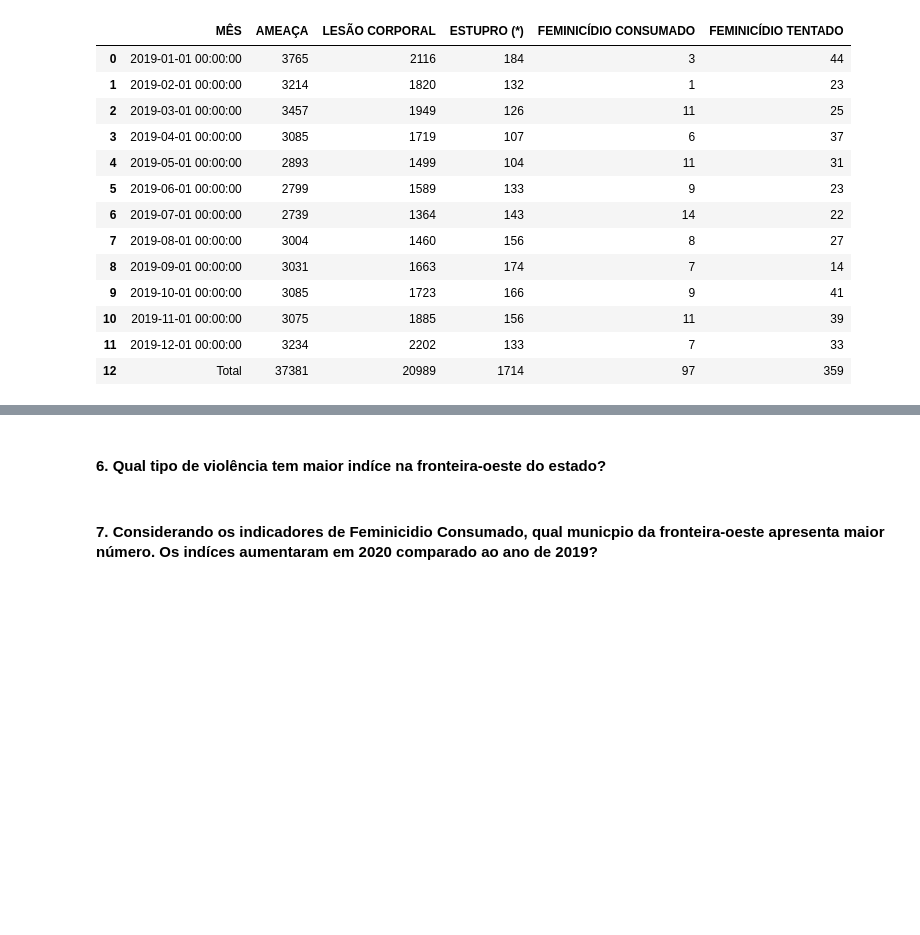
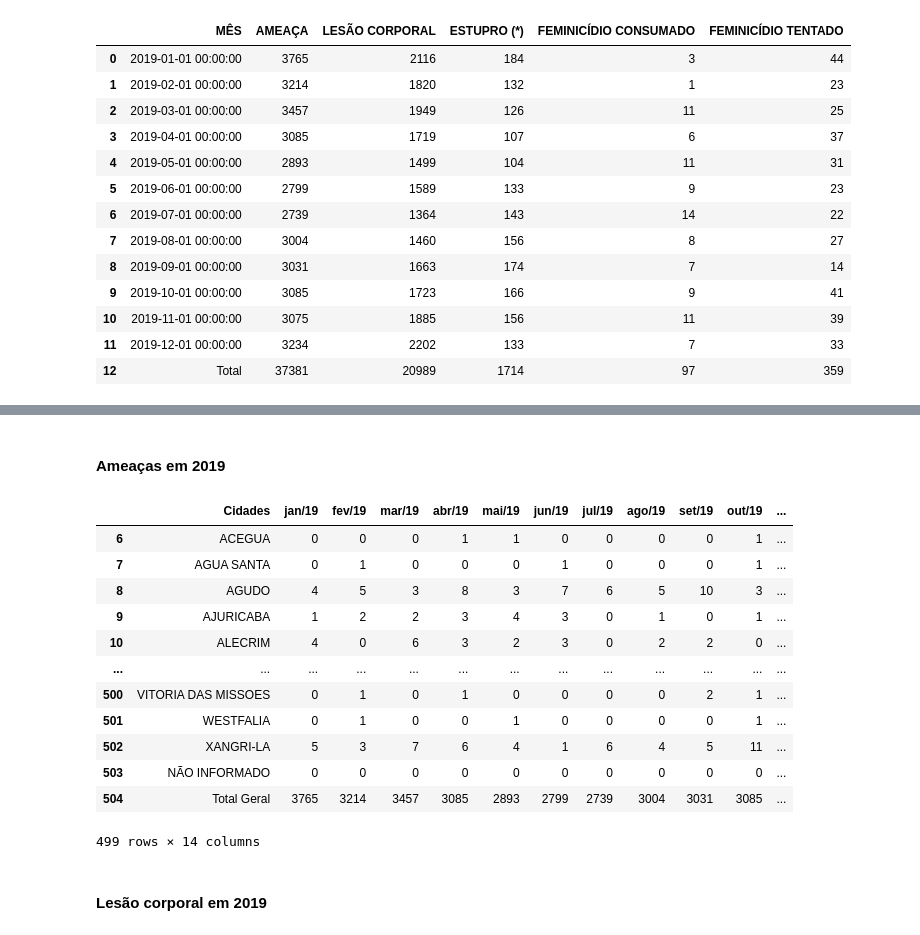
Before and after one commit to wagnerinacio16/Violencia-Domestica-no-RS---Data-Analysis, a Jupyter notebook: trab1-Saimon-Wagner.ipynb, the cells around one changed output, grey strips where cells are left out. Drawn from its saved outputs; the diff is of its cells as text; code cells hidden in the pictures; blank space fills up the shorter version.

```diff
--- a/trab1-Saimon-Wagner.ipynb
+++ b/trab1-Saimon-Wagner.ipynb
@@ -943,4 +54,4 @@ title = plt.title("Indicadores de Violência Doméstica no ano de 2020")
-# %% [markdown]
-#### 6. Qual tipo de violência tem maior indíce na fronteira-oeste do estado?
-# %% [markdown]
-#### 7. Considerando os indicadores de Feminicidio Consumado, qual municpio da fronteira-oeste apresenta maior número. Os indíces aumentaram em 2020 comparado ao ano de 2019?
+# %% [markdown]
+#### Ameaças em 2019
+# %%
+carga_2019 = pd.read_excel('dataset/dataset-2019.xlsx', sheet_name="AMEAÇA", skiprows=range(6), skipfooter=4, index_col=None, header=None)
@@ -946,0 +62,18 @@ title = plt.title("Indicadores de Violência Doméstica no ano de 2020")
+# %%
+ameaca_2019.rename(columns = {0:"Cidades", 1: "jan/19", 2: "fev/19", 3: "mar/19", 4: "abr/19", 5: "mai/19", 6: "jun/19", 7: "jul/19", 8: "ago/19", 9: "set/19", 10: "out/19", 11: "nov/19", 12: "dez/19", 13: "Total"})
+# %% [output]
+|  | Cidades | jan/19 | fev/19 | mar/19 | abr/19 | mai/19 | jun/19 | jul/19 | ago/19 | set/19 | out/19 | ... |
+| 6 | ACEGUA | 0 | 0 | 0 | 1 | 1 | 0 | 0 | 0 | 0 | 1 | ... |
+| 7 | AGUA SANTA | 0 | 1 | 0 | 0 | 0 | 1 | 0 | 0 | 0 | 1 | ... |
+| 8 | AGUDO | 4 | 5 | 3 | 8 | 3 | 7 | 6 | 5 | 10 | 3 | ... |
+| 9 | AJURICABA | 1 | 2 | 2 | 3 | 4 | 3 | 0 | 1 | 0 | 1 | ... |
+| 10 | ALECRIM | 4 | 0 | 6 | 3 | 2 | 3 | 0 | 2 | 2 | 0 | ... |
+| ... | ... | ... | ... | ... | ... | ... | ... | ... | ... | ... | ... | ... |
+| 500 | VITORIA DAS MISSOES | 0 | 1 | 0 | 1 | 0 | 0 | 0 | 0 | 2 | 1 | ... |
+| 501 | WESTFALIA | 0 | 1 | 0 | 0 | 1 | 0 | 0 | 0 | 0 | 1 | ... |
+| 502 | XANGRI-LA | 5 | 3 | 7 | 6 | 4 | 1 | 6 | 4 | 5 | 11 | ... |
+| 503 | NÃO INFORMADO | 0 | 0 | 0 | 0 | 0 | 0 | 0 | 0 | 0 | 0 | ... |
+| 504 | Total Geral | 3765 | 3214 | 3457 | 3085 | 2893 | 2799 | 2739 | 3004 | 3031 | 3085 | ... |
+499 rows × 14 columns
+# %% [markdown]
+#### Lesão corporal em 2019
```
Also changed, not shown: parts of 153 cells of this notebook.
